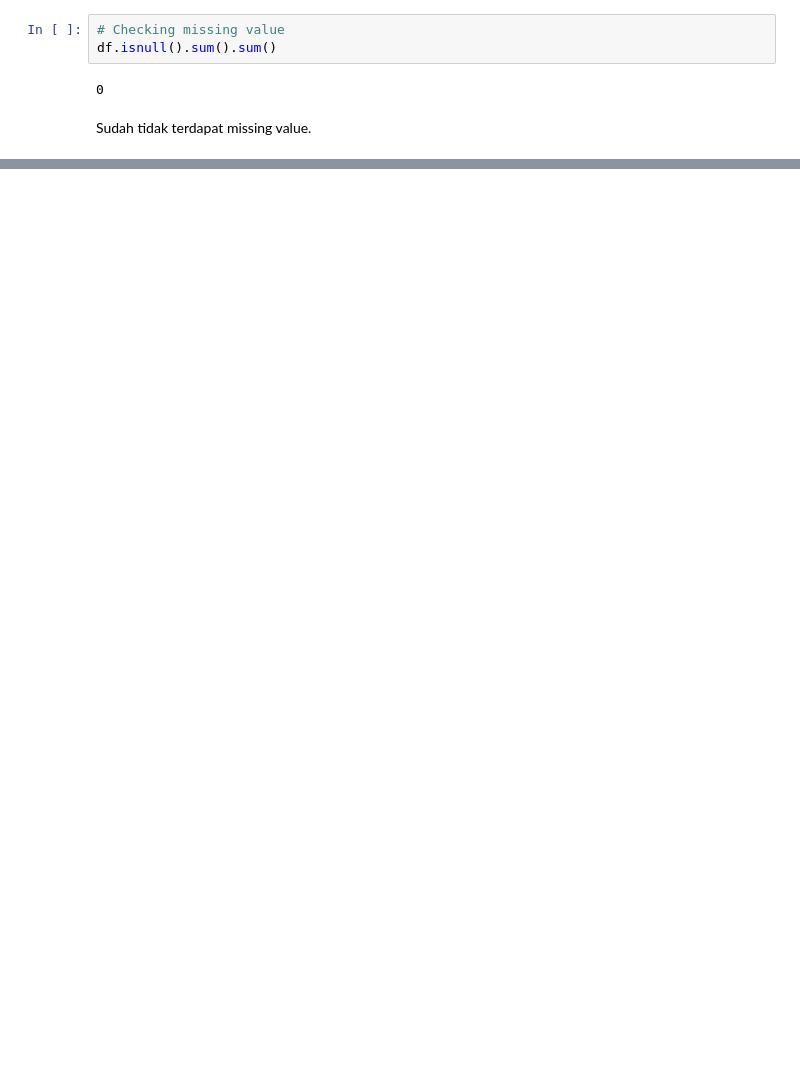
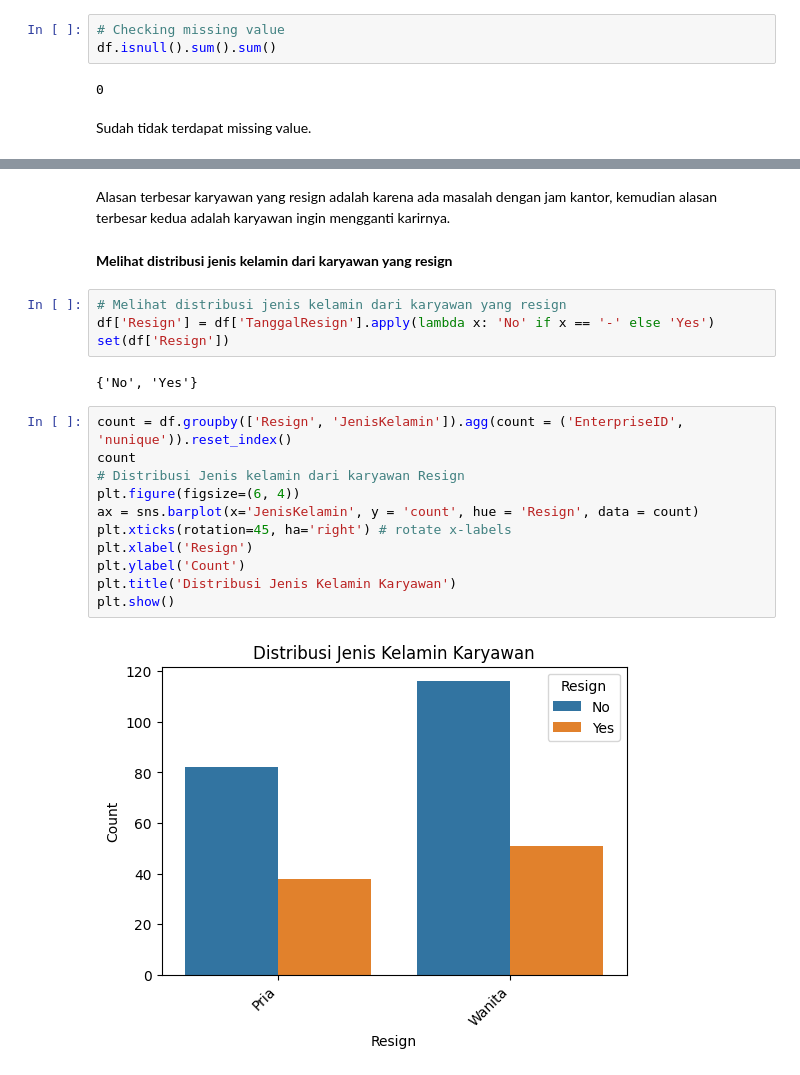
Before and after one commit to lutfiahk/Predicting-Employee-Attrition, a Jupyter notebook: notebook.ipynb, the cells around one changed output, grey strips where cells are left out. Drawn from its saved outputs; the diff is of its cells as text; blank space fills up the shorter version.

```diff
--- a/notebook.ipynb
+++ b/notebook.ipynb
@@ -71,0 +107,23 @@ Sudah tidak terdapat missing value.
+# %% [markdown]
+Alasan terbesar karyawan yang resign adalah karena ada masalah dengan jam kantor, kemudian alasan terbesar kedua adalah karyawan ingin mengganti karirnya.
+# %% [markdown]
+**Melihat distribusi jenis kelamin dari karyawan yang resign**
+# %%
+# Melihat distribusi jenis kelamin dari karyawan yang resign
+df['Resign'] = df['TanggalResign'].apply(lambda x: 'No' if x == '-' else 'Yes')
+set(df['Resign'])
+# %% [output]
+{'No', 'Yes'}
+# %%
+count = df.groupby(['Resign', 'JenisKelamin']).agg(count = ('EnterpriseID', 'nunique')).reset_index()
+count
+# Distribusi Jenis kelamin dari karyawan Resign
+plt.figure(figsize=(6, 4))
+ax = sns.barplot(x='JenisKelamin', y = 'count', hue = 'Resign', data = count)
+plt.xticks(rotation=45, ha='right') # rotate x-labels
+plt.xlabel('Resign')
+plt.ylabel('Count')
+plt.title('Distribusi Jenis Kelamin Karyawan')
+plt.show()
+# %% [output]
+[figure, added]
```
Also changed, not shown: parts of 10 cells of this notebook.
